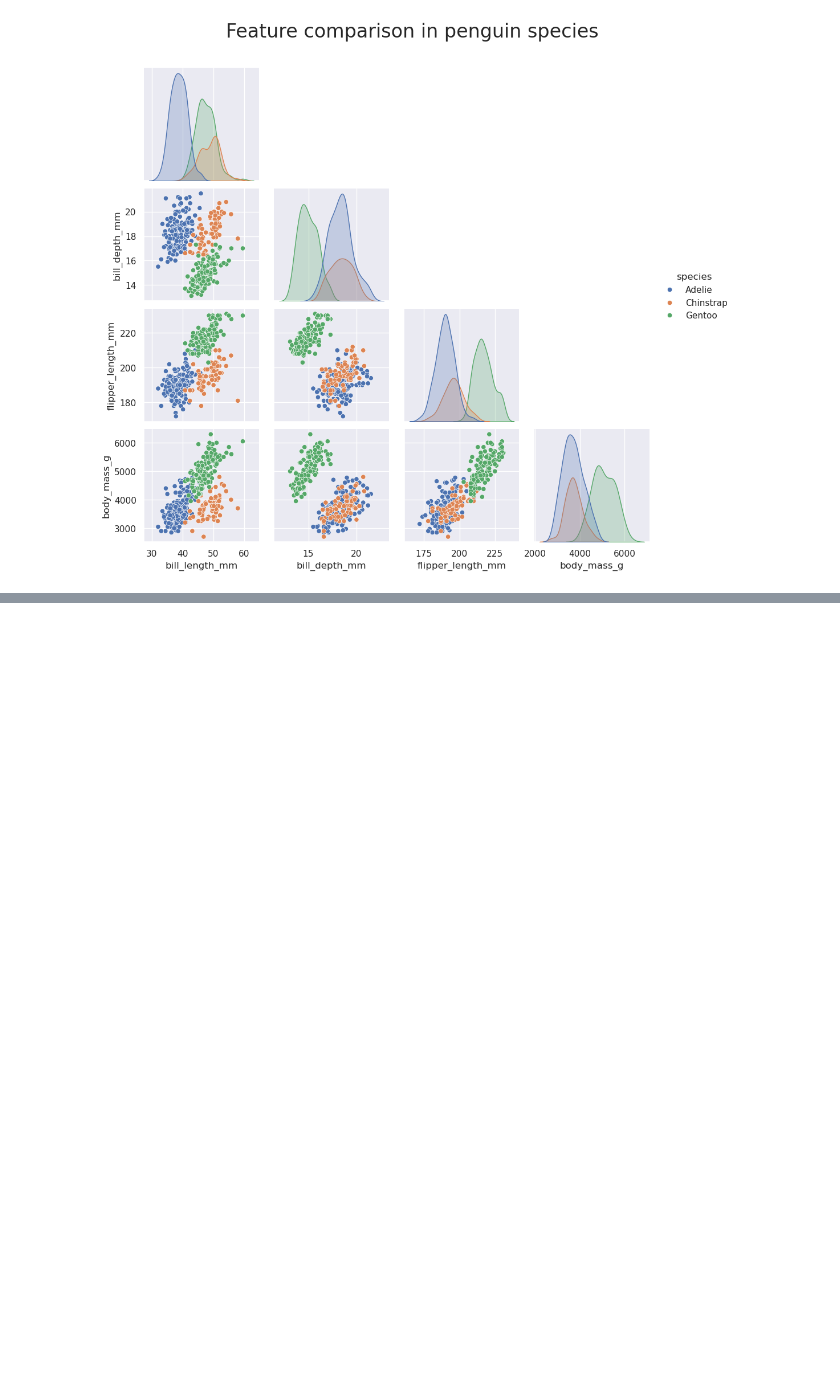
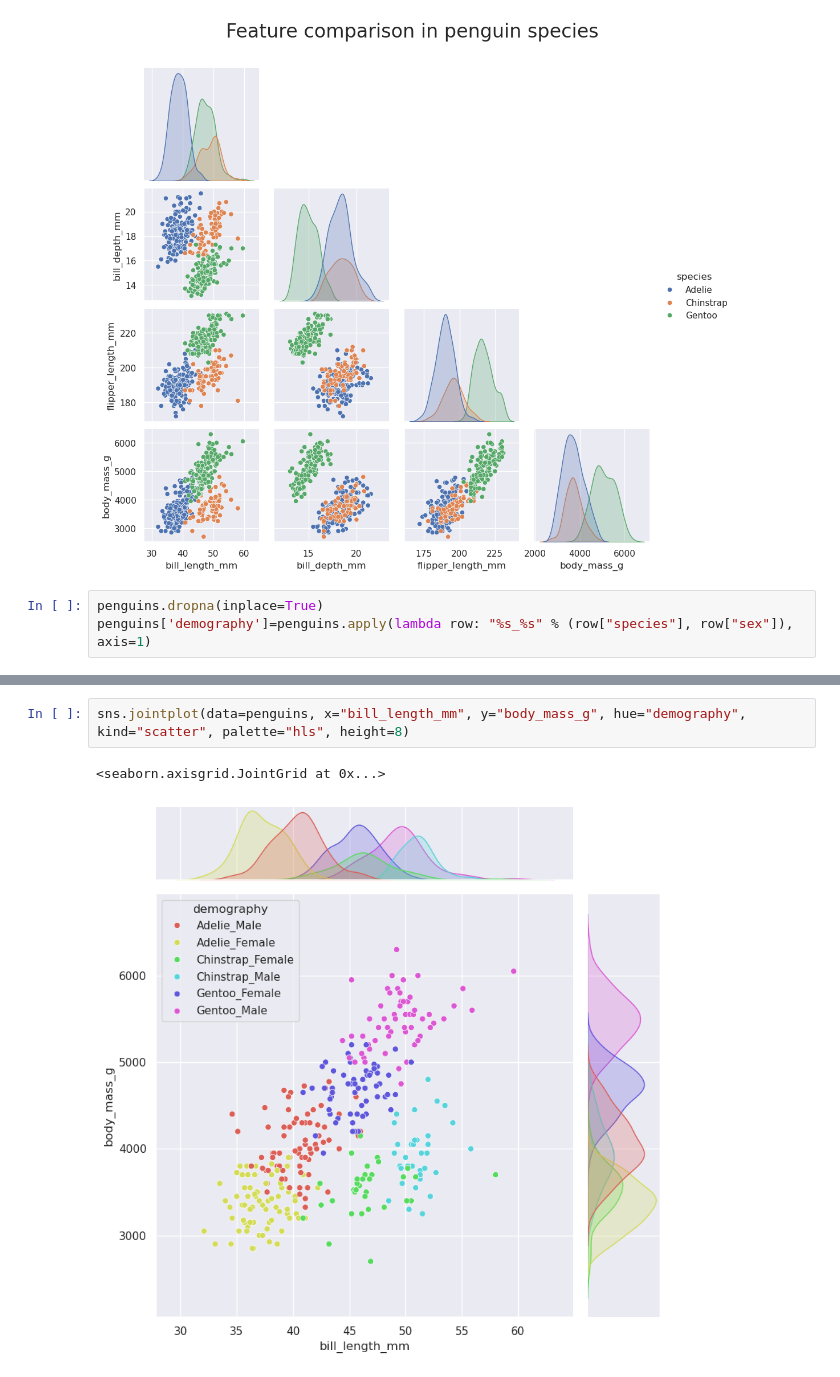
Before and after one commit to Michal-Radomski/Python-Data-Visualization, a Jupyter notebook: 01 Data Visualization/02_Seaborn/penguin.ipynb, the cells around one changed output, grey strips where cells are left out. Cells and saved outputs as stored; diff of their text form; blank space fills up the shorter version.

Commit message:
Data Visualization in Python course - commit 19

```diff
--- a/01 Data Visualization/02_Seaborn/penguin.ipynb
+++ b/01 Data Visualization/02_Seaborn/penguin.ipynb
@@ -20,3 +20,6 @@ grid.tight_layout()
 grid.fig.subplots_adjust(top=0.9)
 # %% [output]
 [figure]
+# %%
+penguins.dropna(inplace=True)
+penguins['demography']=penguins.apply(lambda row: "%s_%s" % (row["species"], row["sex"]), axis=1)
@@ -22,0 +35,5 @@ grid.fig.subplots_adjust(top=0.9)
+# %%
+sns.jointplot(data=penguins, x="bill_length_mm", y="body_mass_g", hue="demography", kind="scatter", palette="hls", height=8)
+# %% [output]
+<seaborn.axisgrid.JointGrid at 0x...>
+[figure, added]
```
Also changed, not shown: parts of 3 cells of this notebook.
